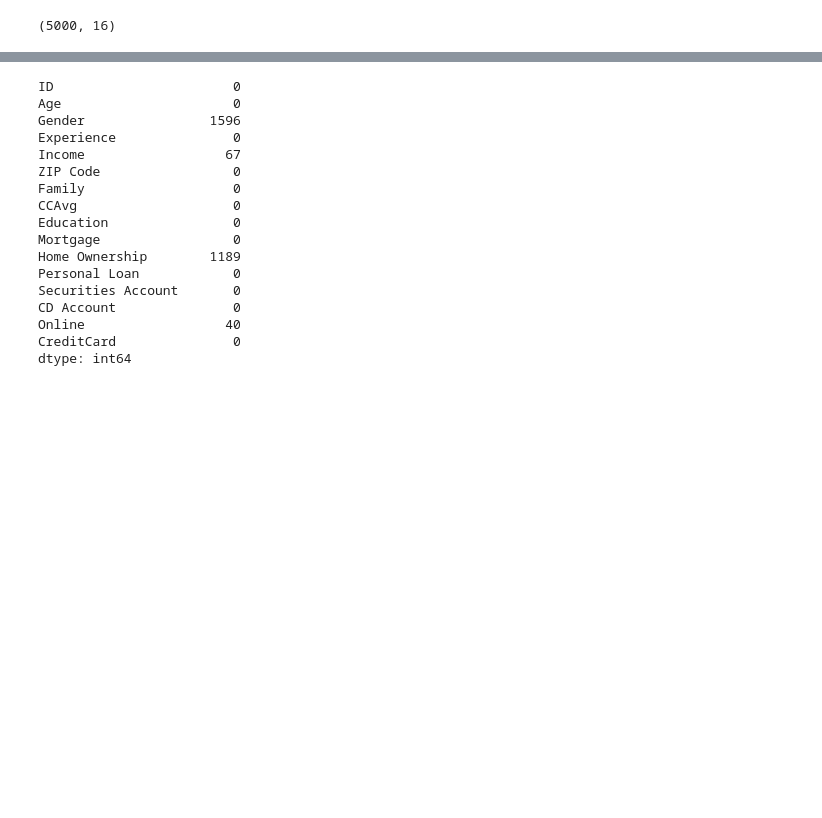
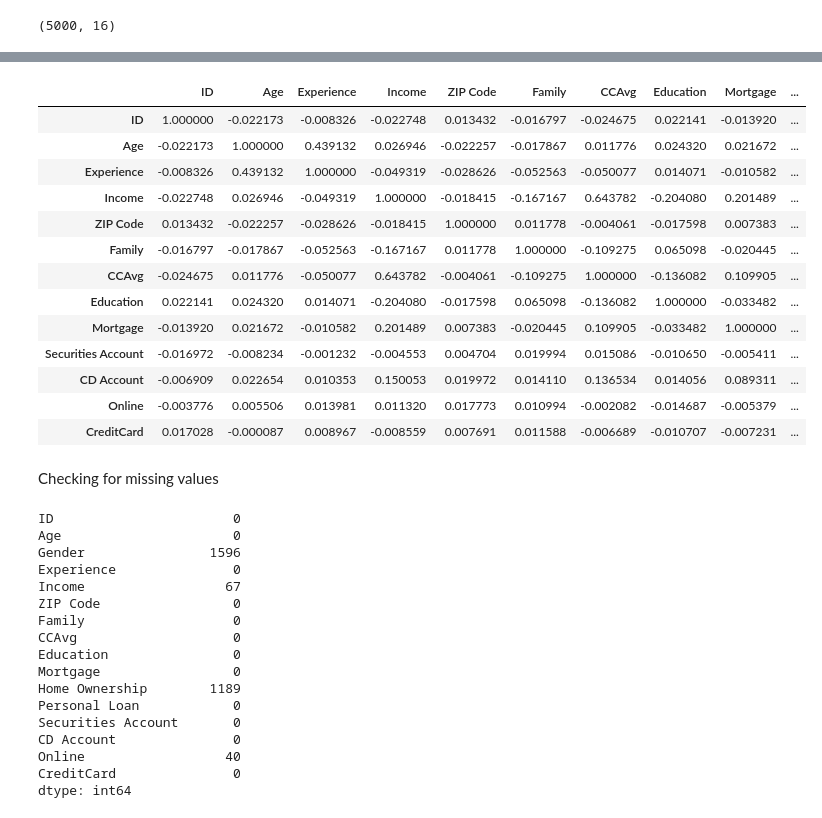
Before and after one commit to Angel-dash/Leaf, a Jupyter notebook: treeleaf.ipynb, the cells around one changed output, grey strips where cells are left out. Cells and saved outputs as stored; diff of their text form; code cells hidden in the pictures; blank space fills up the shorter version.

```diff
--- a/treeleaf.ipynb
+++ b/treeleaf.ipynb
@@ -49,3 +53,22 @@ df_has_home
+# %%
+df.corr()
+# %% [output]
+|  | ID | Age | Experience | Income | ZIP Code | Family | CCAvg | Education | Mortgage | ... |
+| ID | 1.000000 | -0.022173 | -0.008326 | -0.022748 | 0.013432 | -0.016797 | -0.024675 | 0.022141 | -0.013920 | ... |
+| Age | -0.022173 | 1.000000 | 0.439132 | 0.026946 | -0.022257 | -0.017867 | 0.011776 | 0.024320 | 0.021672 | ... |
+| Experience | -0.008326 | 0.439132 | 1.000000 | -0.049319 | -0.028626 | -0.052563 | -0.050077 | 0.014071 | -0.010582 | ... |
+| Income | -0.022748 | 0.026946 | -0.049319 | 1.000000 | -0.018415 | -0.167167 | 0.643782 | -0.204080 | 0.201489 | ... |
+| ZIP Code | 0.013432 | -0.022257 | -0.028626 | -0.018415 | 1.000000 | 0.011778 | -0.004061 | -0.017598 | 0.007383 | ... |
+| Family | -0.016797 | -0.017867 | -0.052563 | -0.167167 | 0.011778 | 1.000000 | -0.109275 | 0.065098 | -0.020445 | ... |
+| CCAvg | -0.024675 | 0.011776 | -0.050077 | 0.643782 | -0.004061 | -0.109275 | 1.000000 | -0.136082 | 0.109905 | ... |
+| Education | 0.022141 | 0.024320 | 0.014071 | -0.204080 | -0.017598 | 0.065098 | -0.136082 | 1.000000 | -0.033482 | ... |
+| Mortgage | -0.013920 | 0.021672 | -0.010582 | 0.201489 | 0.007383 | -0.020445 | 0.109905 | -0.033482 | 1.000000 | ... |
+| Securities Account | -0.016972 | -0.008234 | -0.001232 | -0.004553 | 0.004704 | 0.019994 | 0.015086 | -0.010650 | -0.005411 | ... |
+| CD Account | -0.006909 | 0.022654 | 0.010353 | 0.150053 | 0.019972 | 0.014110 | 0.136534 | 0.014056 | 0.089311 | ... |
+| Online | -0.003776 | 0.005506 | 0.013981 | 0.011320 | 0.017773 | 0.010994 | -0.002082 | -0.014687 | -0.005379 | ... |
+| CreditCard | 0.017028 | -0.000087 | 0.008967 | -0.008559 | 0.007691 | 0.011588 | -0.006689 | -0.010707 | -0.007231 | ... |
+# %% [markdown]
+Checking for missing values
 # %%
 df.isna().sum()
 # %% [output]
```
Also changed, not shown: parts of 18 cells of this notebook.
